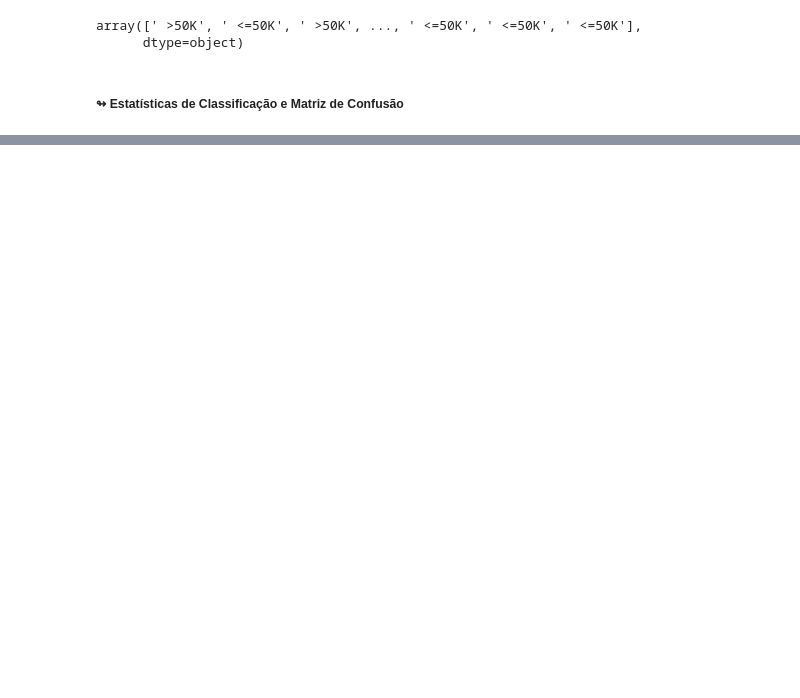
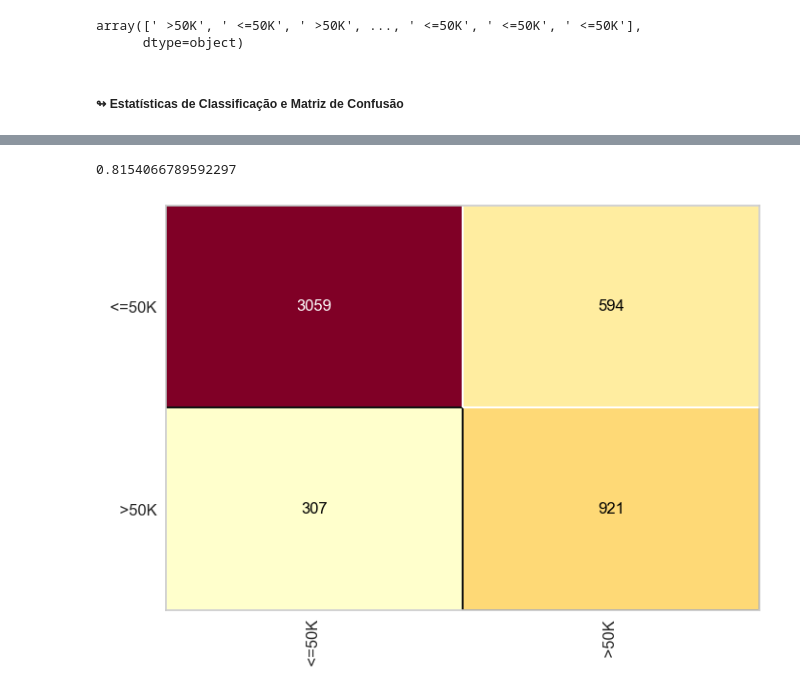
Before and after one commit to raickmiranda/DataScienceAI_TP, a Jupyter notebook: src/census_neuralnetwork.ipynb, the cells around one changed output, grey strips where cells are left out. Drawn from its saved outputs; the diff is of its cells as text; code cells hidden in the pictures; blank space fills up the shorter version.

```diff
--- a/src/census_neuralnetwork.ipynb
+++ b/src/census_neuralnetwork.ipynb
@@ -382,0 +432,3 @@ cm.score(X_census_test_set_nearmiss, y_census_test_set_nearmiss)
+# %%
+neural_network_smote_gs = MLPClassifier(activation='relu', batch_size=128, solver='adam')
+neural_network_smote_gs.fit(X_census_training_set_smote, y_census_training_set_smote)
@@ -382,0 +458,7 @@ cm.score(X_census_test_set_nearmiss, y_census_test_set_nearmiss)
+# %%
+cm = ConfusionMatrix(neural_network_smote_gs)
+cm.fit(X_census_training_set_smote, y_census_training_set_smote)
+cm.score(X_census_test_set_smote, y_census_test_set_smote)
+# %% [output]
+0.8154066789592297
+[figure, added]
```
Also changed, not shown: parts of 41 cells of this notebook, 8 other files.
